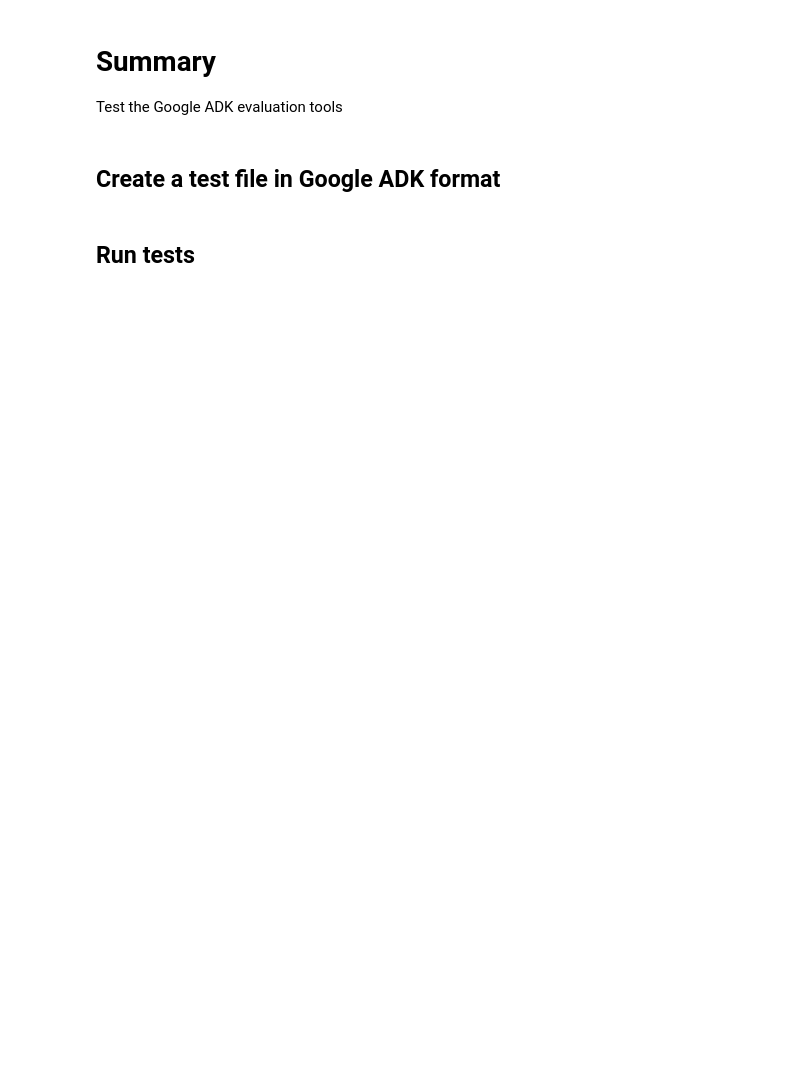
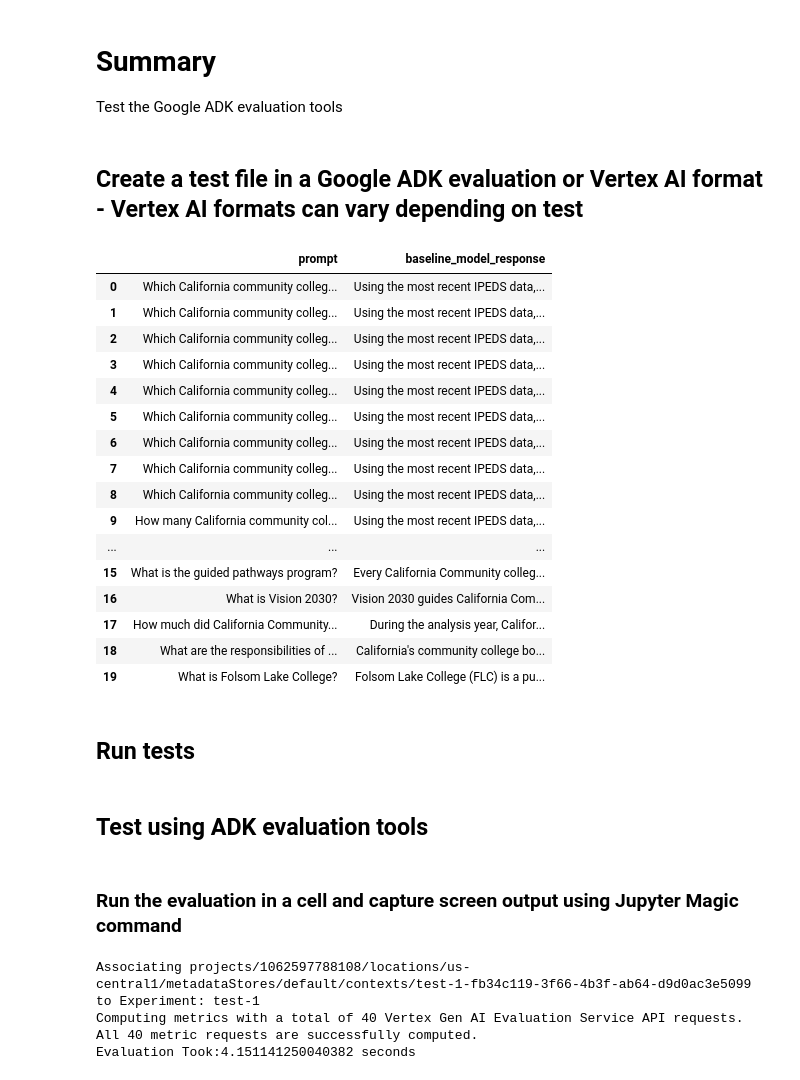
Before and after one commit to NumanticSolutions/ccc-policy_assistant, a Jupyter notebook: test_agent_workflow/test_AgentEval.ipynb, the cells around one changed output. Saved outputs shown, nothing was run; the diff lists cells and outputs as text; code cells hidden in the pictures; blank space fills up the shorter version.

```diff
--- a/test_agent_workflow/test_AgentEval.ipynb
+++ b/test_agent_workflow/test_AgentEval.ipynb
@@ -25,7 +39,7 @@ vertexai.init(project=os.environ["GOOGLE_CLOUD_PROJECT"],
               location=os.environ["GOOGLE_CLOUD_LOCATION"],
               staging_bucket=os.environ["STAGING_BUCKET"])
 # %% [markdown]
-## Create a test file in Google ADK format
+## Create a test file in a Google ADK evaluation or Vertex AI format - Vertex AI formats can vary depending on test
 # %%
 qa_adk_data_path = "eval/data"
 qa_data_path = "../evaluation/rag_tests/data/eval_data"
@@ -41,17 +55,54 @@ with open(os.path.join(qa_data_path, qa_file), "r") as file:
 
 # dir(qa_base)
 
-# Create a list of dictionaries in ADK format
-qas_adk_list = []
-for qa in qa_base:
-    qas_adk_list.append(dict(query=qa[0],
-                             expected_tool_use=[],
-                             expected_intermediate_agent_responses=[],
-                             reference=qa[1]))
+# Create a dataset in a format for Vertex AI Evaluation
+prompts = [qa[0] for qa in qa_base]
+responses = [qa[1] for qa in qa_base]
 
-# Write a file in the ADK format
-qa_adk_file = "ccc_test.test.json"
-# with open(os.path.join(qa_adk_data_path, qa_adk_file), "w") as file:
-#     file.write(json.dumps(qas_adk_list))
+vai_eval_dataset = pd.DataFrame({"prompt": prompts,
+                                 "baseline_model_response": responses,
+                                 })
+# %%
+qas_adk_list
+vai_eval_dataset
+
+# instruction_prompt_v1 = """
+#         You are an AI assistant with access to specialized corpus of documents.
+#         Your role is to provide accurate and concise answers to questions based
+#         on documents that are retrievable using ask_vertex_retrieval. If you believe
+#         the user is just chatting and having casual conversation, don't use the retrieval tool.
+#
+#         But if the user is asking a specific question about a knowledge they expect you to have,
+#         you can use the retrieval tool to fetch the most relevant information.
+#
+#         If you are not certain about the user intent, make sure to ask clarifying questions
+#         before answering. Once you have the information you need, you can use the retrieval tool
+#         If you cannot provide an answer, clearly explain why.
+#         """
+#
+# vai_eval_dataset["system_prompt"] = instruction_prompt_v1
+# vai_eval_dataset = vai_eval_dataset.rename(columns={"prompt": "question", "baseline_model_response": "reference"})
+# vai_eval_dataset
+
+
+# vai_eval_dataset.loc[0, "system_prompt"]
+# %% [output]
+|  | prompt | baseline_model_response |
+| 0 | Which California community colleg... | Using the most recent IPEDS data,... |
+| 1 | Which California community colleg... | Using the most recent IPEDS data,... |
+| 2 | Which California community colleg... | Using the most recent IPEDS data,... |
+| 3 | Which California community colleg... | Using the most recent IPEDS data,... |
+| 4 | Which California community colleg... | Using the most recent IPEDS data,... |
+| 5 | Which California community colleg... | Using the most recent IPEDS data,... |
+| 6 | Which California community colleg... | Using the most recent IPEDS data,... |
+| 7 | Which California community colleg... | Using the most recent IPEDS data,... |
+| 8 | Which California community colleg... | Using the most recent IPEDS data,... |
+| 9 | How many California community col... | Using the most recent IPEDS data,... |
+| ... | ... | ... |
+| 15 | What is the guided pathways program? | Every California Community colleg... |
+| 16 | What is Vision 2030? | Vision 2030 guides California Com... |
+| 17 | How much did California Community... | During the analysis year, Califor... |
+| 18 | What are the responsibilities of ... | California's community college bo... |
+| 19 | What is Folsom Lake College? | Folsom Lake College (FLC) is a pu... |
 # %% [markdown]
 ## Run tests
@@ -65,3 +145,5 @@ qa_adk_file = "ccc_test.test.json"
 #     )
 #
 # test_class = AgentEvaluator()
+# %% [markdown]
+## Test using ADK evaluation tools
@@ -68,3 +173,5 @@ qa_adk_file = "ccc_test.test.json"
+# %% [markdown]
+###  Run the evaluation in a cell and capture screen output using Jupyter Magic command
 # %%
 %%capture cap
 
@@ -75,9 +182,11 @@ test = AgentEvaluator.evaluate(agent_module="rag",
                                )
 
 # Save the captured output to a text file
-with open(os.path.join(qa_adk_data_path, "test_results.txt"), "w") as file:
-    file.write(cap.stdout)
-
-# if 'cap' in locals():
-#     with open(os.path.join(qa_adk_data_path, "test_results.txt"), "w") as file:
-#         file.write(cap.stdout)
+if 'cap' in locals():
+    with open(os.path.join(qa_adk_data_path, "test_results.txt"), "w") as file:
+        file.write(cap.stdout)
+# %% [output]
+Associating projects/1062597788108/locations/us-central1/metadataStores/default/contexts/test-1-fb34c119-3f66-4b3f-ab64-d9d0ac3e5099 to Experiment: test-1
+Computing metrics with a total of 40 Vertex Gen AI Evaluation Service API requests.
+All 40 metric requests are successfully computed.
+Evaluation Took:4.151141250040382 seconds
```
Also changed, not shown: parts of 18 cells of this notebook, 7 other files.
